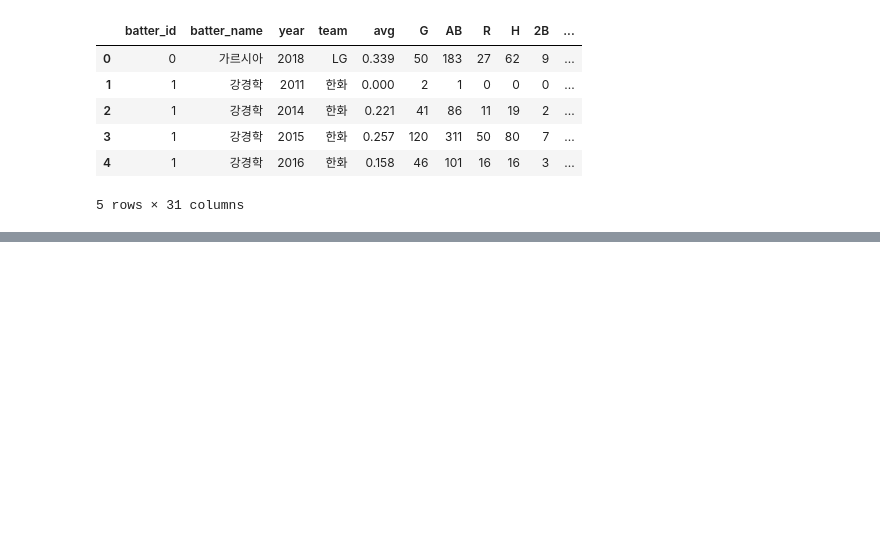
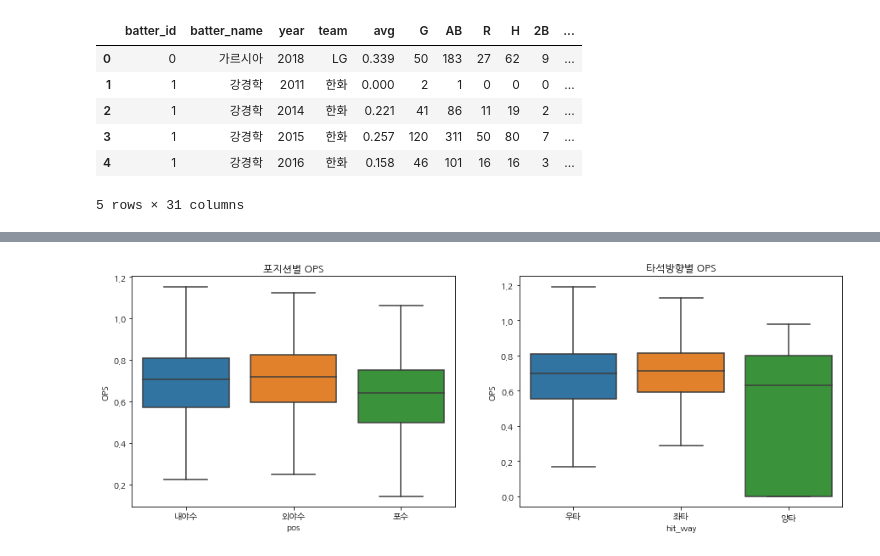
Before and after one commit to bigdataleeky/python, a Jupyter notebook: 20220603/20220603_kbo_ops.ipynb, the cells around one changed output, grey strips where cells are left out. Saved outputs shown, nothing was run; the diff lists cells and outputs as text; code cells hidden in the pictures; blank space fills up the shorter version.

```diff
--- a/20220603/20220603_kbo_ops.ipynb
+++ b/20220603/20220603_kbo_ops.ipynb
@@ -439,0 +475,4 @@ regular_df.head()
+# %%
+# regular_df['position'][0].split('(')[0]
+regular_df['pos'] = regular_df['position'].apply( lambda x : x.split('(')[0] if pd.notna(x) else x )
+regular_df.head()
@@ -439,0 +491,3 @@ regular_df.head()
+# %%
+regular_df['hit_way'] = regular_df['position'].apply( lambda x : x[-3:-1] if pd.notna(x) else  x)
+regular_df.head()
@@ -439,0 +502,13 @@ regular_df.head()
+# %%
+plt.figure(figsize=(15,5))
+plt.subplot(1,2,1)
+ax = sns.boxplot(data = regular_df, x = 'pos', y='OPS' ,showfliers = False) # 아웃라이어 제거하고 보기
+ax.set_title("포지션별 OPS")
+
+plt.subplot(1,2,2)
+ax = sns.boxplot(data = regular_df, x = 'hit_way', y='OPS' ,showfliers = False) # 아웃라이어 제거하고 보기
+ax.set_title("타석방향별 OPS")
+
+plt.show()
+# %% [output]
+[figure, added]
```
Also changed, not shown: parts of 13 cells of this notebook.
